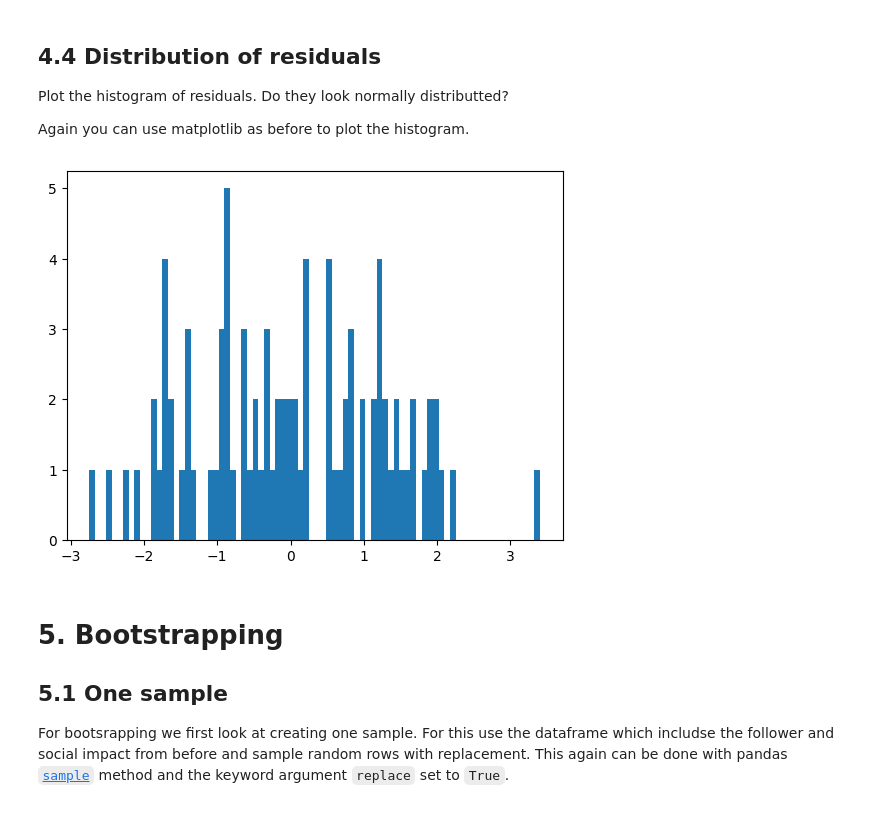
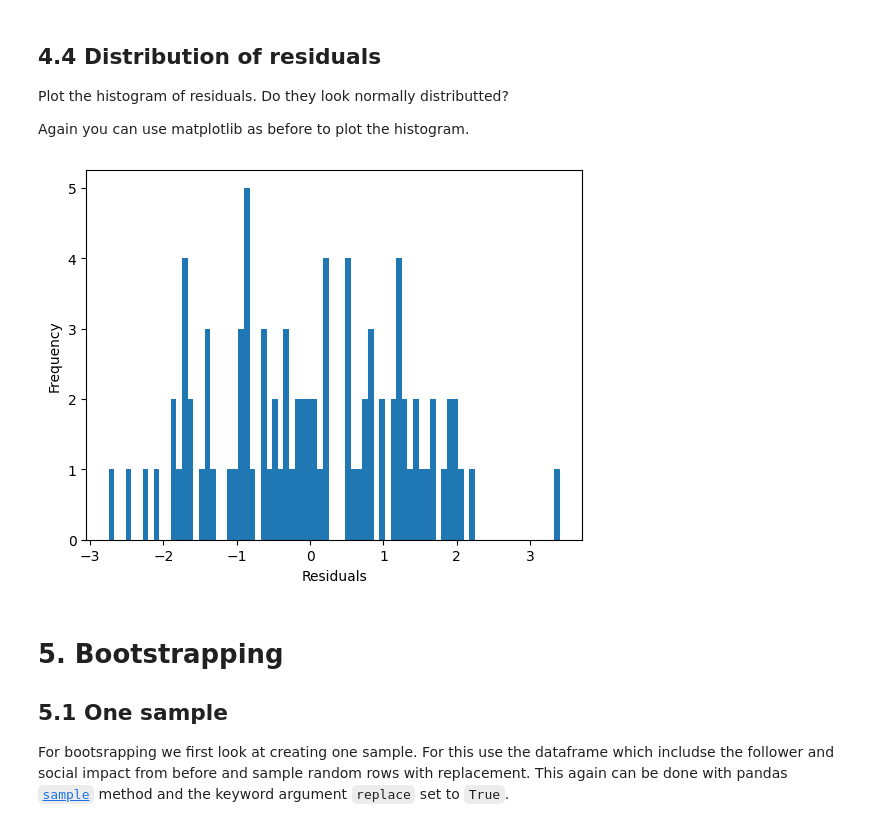
Before and after one commit to jaklvinc/FoundationsOfCSS2025, a Jupyter notebook: Exercise02/exercise_02.ipynb, the cells around one changed output. Cells and saved outputs as stored; diff of their text form; code cells hidden in the pictures.

```diff
--- a/Exercise02/exercise_02.ipynb
+++ b/Exercise02/exercise_02.ipynb
@@ -347,10 +347,12 @@ Again you can use matplotlib as before to plot the histogram.
 # %%
 # Your Code goes here!
 plt.hist(residuals, bins=80)
+plt.xlabel('Residuals')
+plt.ylabel('Frequency')
 plt.show()
 print("")
 # %% [output]
-[figure, old version]
+[figure, new version]
 # %% [markdown]
 # 5. Bootstrapping
 
```
Also changed, not shown: parts of 5 cells of this notebook.
